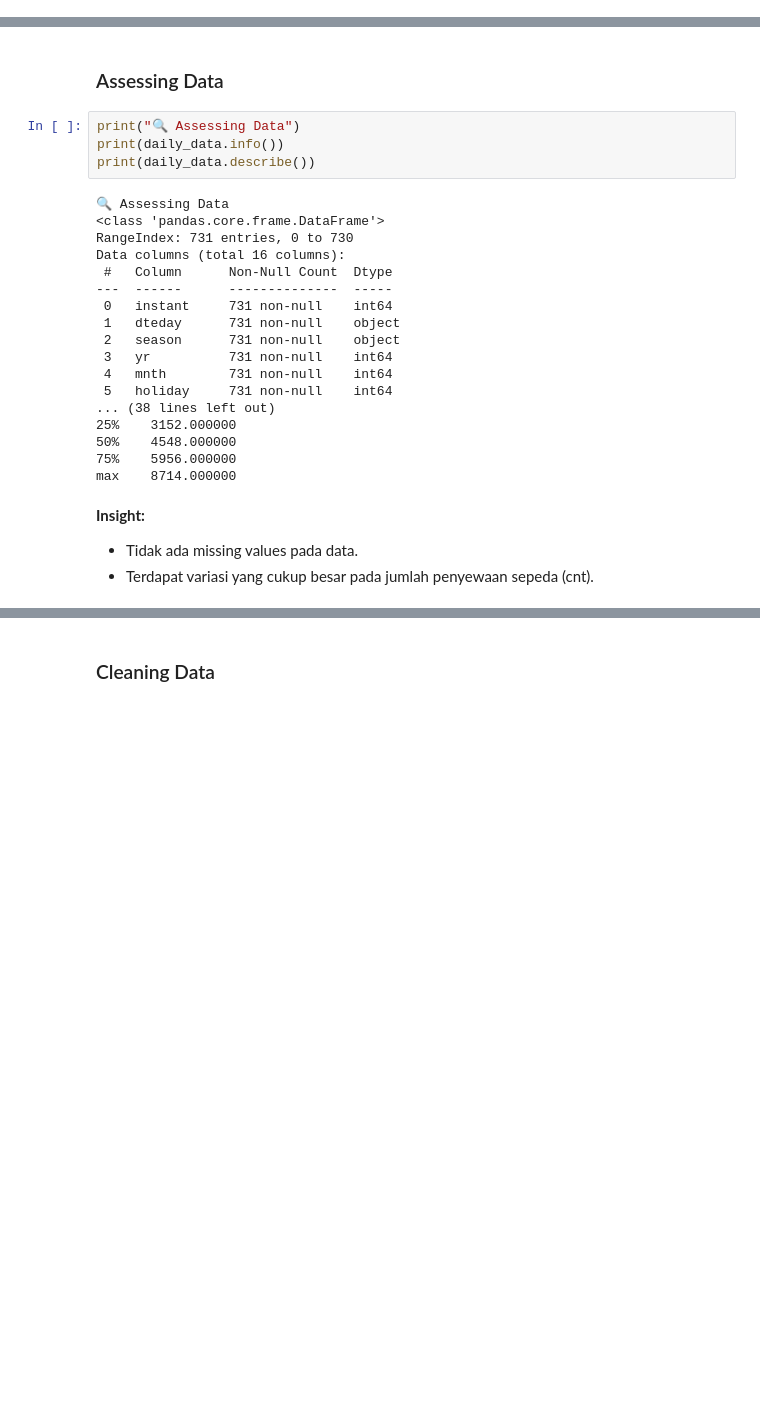
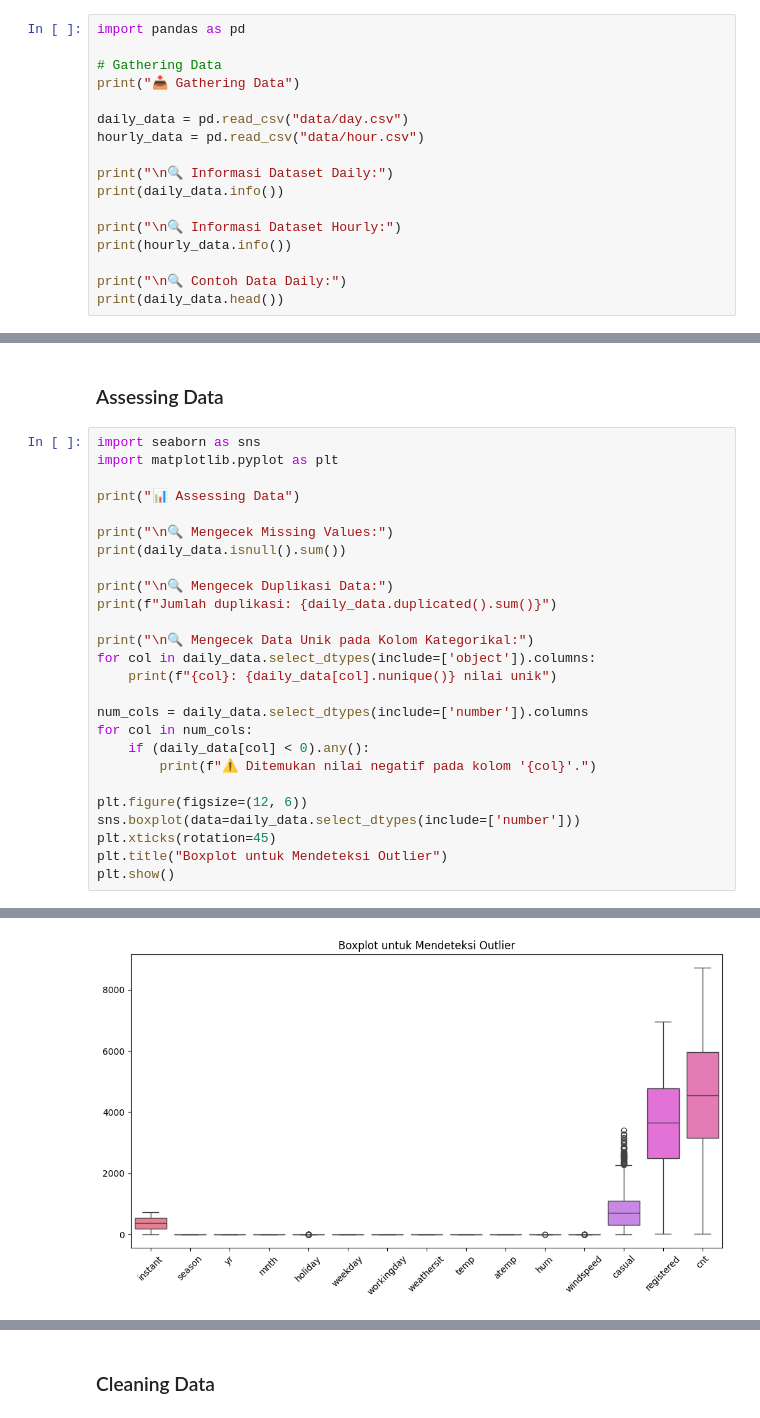
Before and after one commit to Eva-Yuliana/Bike-Sharing, a Jupyter notebook: notebook.ipynb, the cells around one changed output, grey strips where cells are left out. Cells and saved outputs as stored; diff of their text form; blank space fills up the shorter version.

```diff
--- a/notebook.ipynb
+++ b/notebook.ipynb
@@ -40,0 +21,17 @@ daily_data["weekday"] = daily_data["weekday"].map(weekday_mapping)
+# %%
+import pandas as pd
+
+# Gathering Data
+print("📥 Gathering Data")
+
+daily_data = pd.read_csv("data/day.csv")
+hourly_data = pd.read_csv("data/hour.csv")
+
+print("\n🔍 Informasi Dataset Daily:")
+print(daily_data.info())
+
+print("\n🔍 Informasi Dataset Hourly:")
+print(hourly_data.info())
+
+print("\n🔍 Contoh Data Daily:")
+print(daily_data.head())
@@ -41,28 +61,29 @@ daily_data["weekday"] = daily_data["weekday"].map(weekday_mapping)
 # %% [markdown]
 ### Assessing Data
-# %%
-print("🔍 Assessing Data")
-print(daily_data.info())
-print(daily_data.describe())
-# %% [output]
-🔍 Assessing Data
-<class 'pandas.core.frame.DataFrame'>
-RangeIndex: 731 entries, 0 to 730
-Data columns (total 16 columns):
- #   Column      Non-Null Count  Dtype
----  ------      --------------  -----
- 0   instant     731 non-null    int64
- 1   dteday      731 non-null    object
- 2   season      731 non-null    object
- 3   yr          731 non-null    int64
- 4   mnth        731 non-null    int64
- 5   holiday     731 non-null    int64
-... (38 lines left out)
-25%    3152.000000
-50%    4548.000000
-75%    5956.000000
-max    8714.000000
-# %% [markdown]
-**Insight:**
-- Tidak ada missing values pada data.
-- Terdapat variasi yang cukup besar pada jumlah penyewaan sepeda (cnt).
+# %%
+import seaborn as sns
+import matplotlib.pyplot as plt
+
+print("📊 Assessing Data")
+
+print("\n🔍 Mengecek Missing Values:")
+print(daily_data.isnull().sum())
+
+print("\n🔍 Mengecek Duplikasi Data:")
+print(f"Jumlah duplikasi: {daily_data.duplicated().sum()}")
+
+print("\n🔍 Mengecek Data Unik pada Kolom Kategorikal:")
+for col in daily_data.select_dtypes(include=['object']).columns:
+    print(f"{col}: {daily_data[col].nunique()} nilai unik")
+
+num_cols = daily_data.select_dtypes(include=['number']).columns
+for col in num_cols:
+    if (daily_data[col] < 0).any():
+        print(f"⚠️ Ditemukan nilai negatif pada kolom '{col}'.")
+
+plt.figure(figsize=(12, 6))
+sns.boxplot(data=daily_data.select_dtypes(include=['number']))
+plt.xticks(rotation=45)
+plt.title("Boxplot untuk Mendeteksi Outlier")
+plt.show()
+# %% [output]
@@ -68,0 +107 @@ max    8714.000000
+[figure, added]
```
Also changed, not shown: parts of 22 cells of this notebook.
